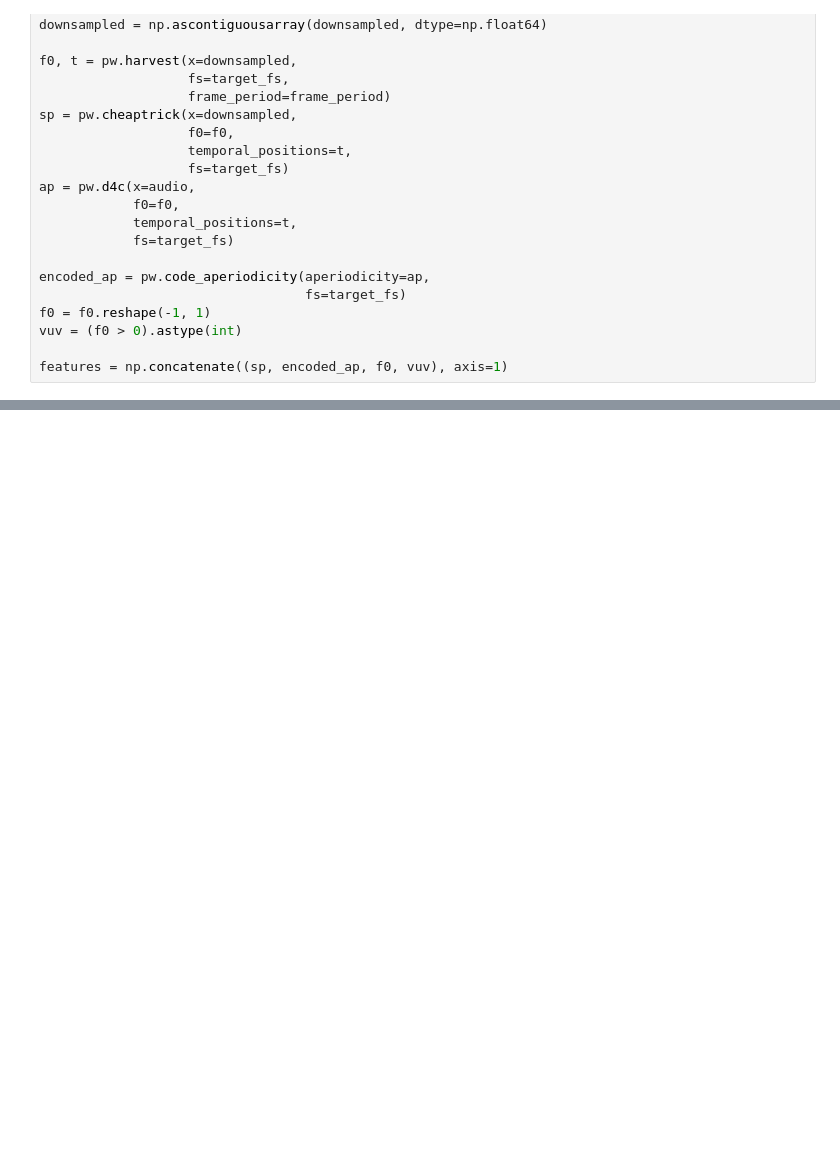
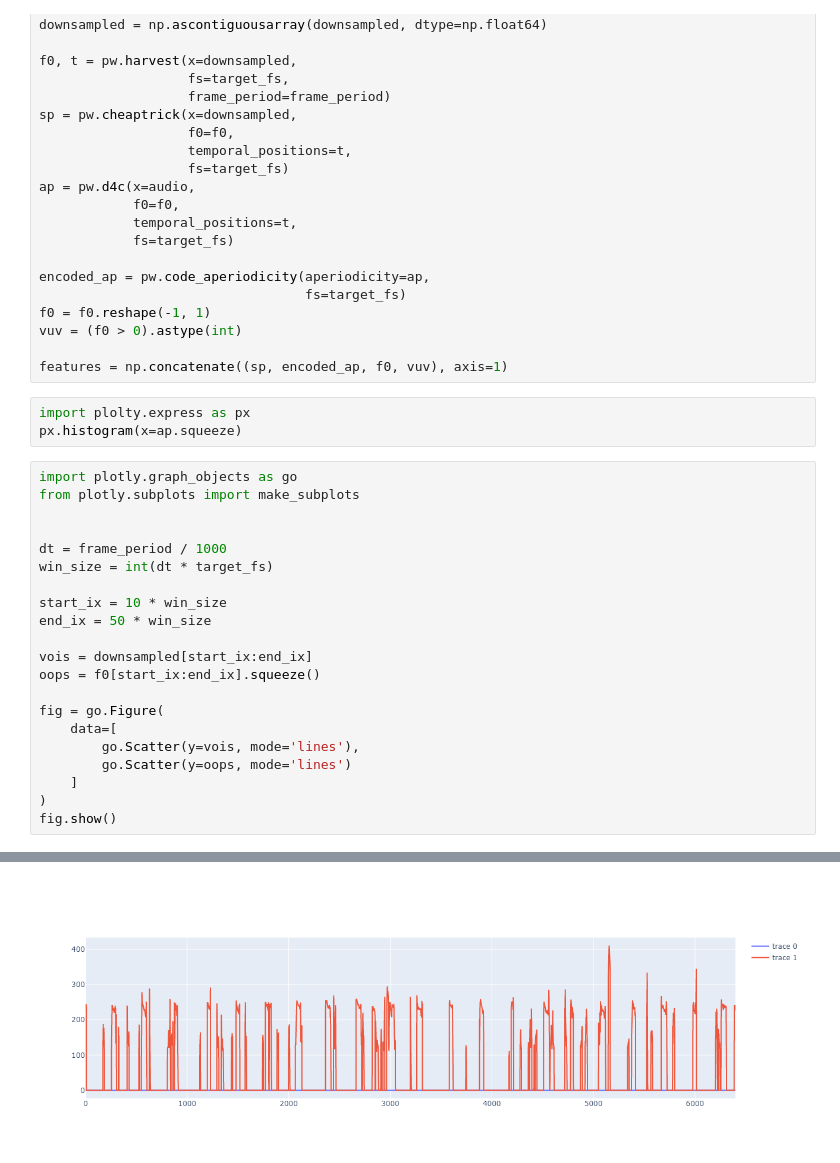
Before and after one commit to eduardosanchezg/kinetics-blstm, a Jupyter notebook: notebooks/Untitled.ipynb, the cells around one changed output, grey strips where cells are left out. Saved outputs shown, nothing was run; the diff lists cells and outputs as text; blank space fills up the shorter version.

```diff
--- a/notebooks/Untitled.ipynb
+++ b/notebooks/Untitled.ipynb
@@ -61,3 +38,28 @@ f0 = f0.reshape(-1, 1)
 vuv = (f0 > 0).astype(int)
 
 features = np.concatenate((sp, encoded_ap, f0, vuv), axis=1)
+# %%
+import plolty.express as px
+px.histogram(x=ap.squeeze)
+# %%
+import plotly.graph_objects as go
+from plotly.subplots import make_subplots
+
+
+dt = frame_period / 1000
+win_size = int(dt * target_fs)
+
+start_ix = 10 * win_size
+end_ix = 50 * win_size
+
+vois = downsampled[start_ix:end_ix]
+oops = f0[start_ix:end_ix].squeeze()
+
+fig = go.Figure(
+    data=[
+        go.Scatter(y=vois, mode='lines'),
+        go.Scatter(y=oops, mode='lines')
+    ]
+)
+fig.show()
+# %% [output]
@@ -63,0 +67 @@ features = np.concatenate((sp, encoded_ap, f0, vuv), axis=1)
+[figure, added]
```
Also changed, not shown: parts of 4 cells of this notebook, 4 other files.
